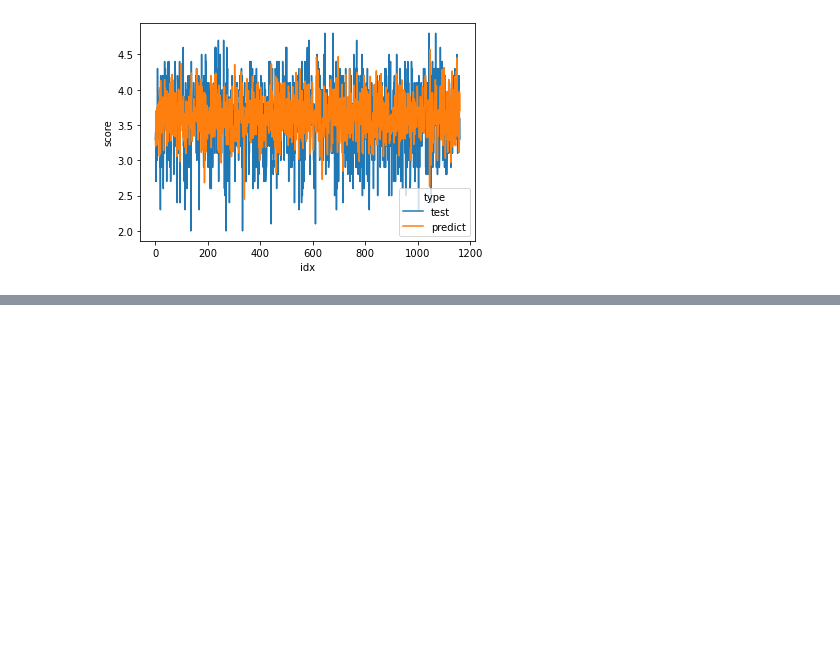
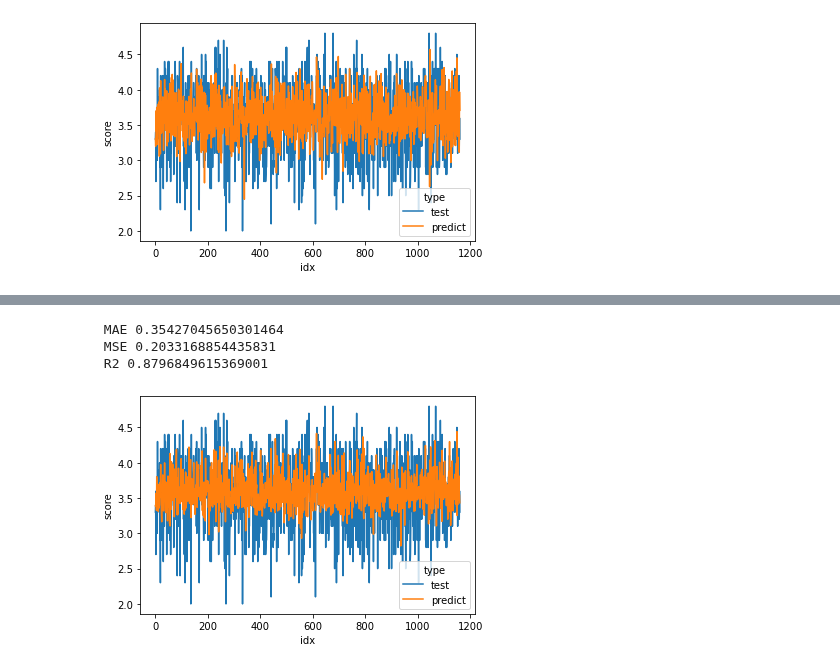
Before and after one commit to adamaulia/AdamThesis, a Jupyter notebook: 4_model.ipynb, the cells around one changed output, grey strips where cells are left out. Cells and saved outputs as stored; diff of their text form; code cells hidden in the pictures; blank space fills up the shorter version.

```diff
--- a/4_model.ipynb
+++ b/4_model.ipynb
@@ -148,0 +148,12 @@ show_error_pattern(y_pred=y_pred_test_svr, y_test=y_test)
+# %%
+# random forest
+
+regr = RandomForestRegressor(random_state=0)
+model_regr, y_pred_test_regr, y_pred_train_regr, result_rf   = model_perform(X_train, y_train, X_test, y_test, regr, verbose =1 )
+
+show_error_pattern(y_pred=y_pred_test_regr, y_test=y_test)
+# %% [output]
+ MAE 0.35427045650301464
+ MSE 0.2033168854435831
+ R2 0.8796849615369001
+[figure, added]
```
Also changed, not shown: parts of 19 cells of this notebook.
